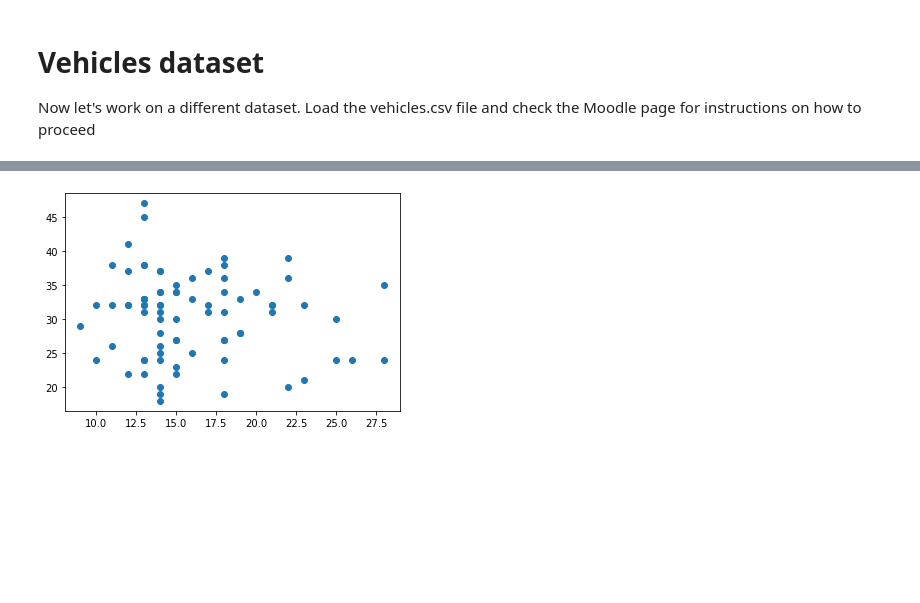
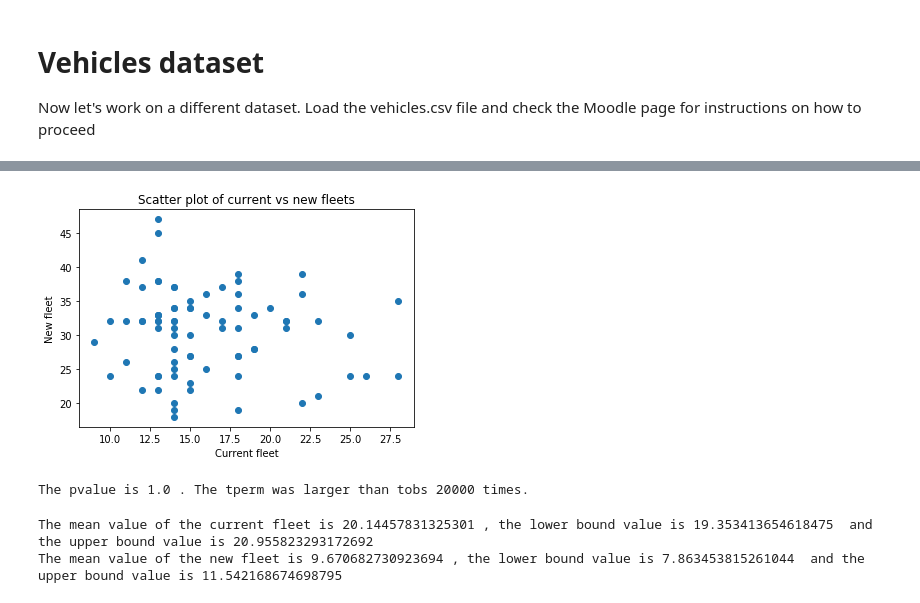
Before and after one commit to michelleaeh/CE888_Laboratory, a Jupyter notebook: Lab_2_bootstrap.ipynb, the cells around one changed output, grey strips where cells are left out. Saved outputs shown, nothing was run; the diff lists cells and outputs as text; code cells hidden in the pictures; blank space fills up the shorter version.

```diff
--- a/Lab_2_bootstrap.ipynb
+++ b/Lab_2_bootstrap.ipynb
@@ -123,11 +121,16 @@ array([[<matplotlib.axes._subplots.AxesSubplot object at 0x...>,
 [figure]
 # %%
 df=np.array(df_a)
-data=np.nan_to_num(df)
 current=df[:,0]
 new=df[:,1]
 
 plt.scatter(current,new)
+plt.title("Scatter plot of current vs new fleets")
+plt.xlabel("Current fleet")
+plt.ylabel("New fleet")
 plt.show()
+
+## Reference
+# https://stackoverflow.com/questions/42223587/plt-scatter-how-to-add-title-and-xlabel-and-ylabel
 # %% [output]
-[figure, old version]
+[figure, new version]
@@ -136,0 +137,42 @@ plt.show()
+# %%
+# Compare the two fleets.
+# You can create a permutation test function to do this. Check the lecture notes!
+tobs=np.mean(new)-np.mean(current)
+times=0
+perms=0
+
+#==============================================================================MISSING==============================================================================
+
+for i in range(20000):
+  concat=np.concatenate((current,new))
+  perm=np.random.permutation(concat)
+  pcurrent=perm[:int(len(perm)/2)]
+  pnew=perm[int(len(perm)/2):]
+  tperm=np.mean(pnew)-np.mean(pcurrent)
+  perms=perms+1
+  if (tperm>tobs):
+    times=times+1
+print("The pvalue is",times/perms,". The tperm was larger than tobs",times,"times.")
+
+## References
+# https://coderwall.com/p/q_rd1q/emulate-do-while-loop-in-python
+# %% [output]
+The pvalue is 1.0 . The tperm was larger than tobs 20000 times.
+# %%
+#The business analysts come up a comparison algorithm that requires the upper and lower bounds for the mean in order to say which fleet is better.
+#In the bootstrap notebook:
+#1. Calculate the mean of both samples.
+#2. Using the bootstrap function that you created:
+#- Find the upper and lower bound of the mean of the current fleet.
+#- Do the same with the new fleet.
+#- Are they comparable? (i.e., is one better than the other?) -- you can do this with a permutation test (check the lecture notes!)
+
+mcurrent=np.mean(current)
+mnew=np.mean(new)
+bcurrent=boostrap_mean_ci(current, current.size, 20000, 95)
+print("The mean value of the current fleet is",mcurrent,", the lower bound value is",bcurrent[1]," and the upper bound value is",bcurrent[2])
+bnew=boostrap_mean_ci(new, new.size, 20000, 95)
+print("The mean value of the new fleet is",mnew,", the lower bound value is",bnew[1]," and the upper bound value is",bnew[2])
+# %% [output]
+The mean value of the current fleet is 20.14457831325301 , the lower bound value is 19.353413654618475  and the upper bound value is 20.955823293172692
+The mean value of the new fleet is 9.670682730923694 , the lower bound value is 7.863453815261044  and the upper bound value is 11.542168674698795
```
Also changed, not shown: parts of 4 cells of this notebook.
